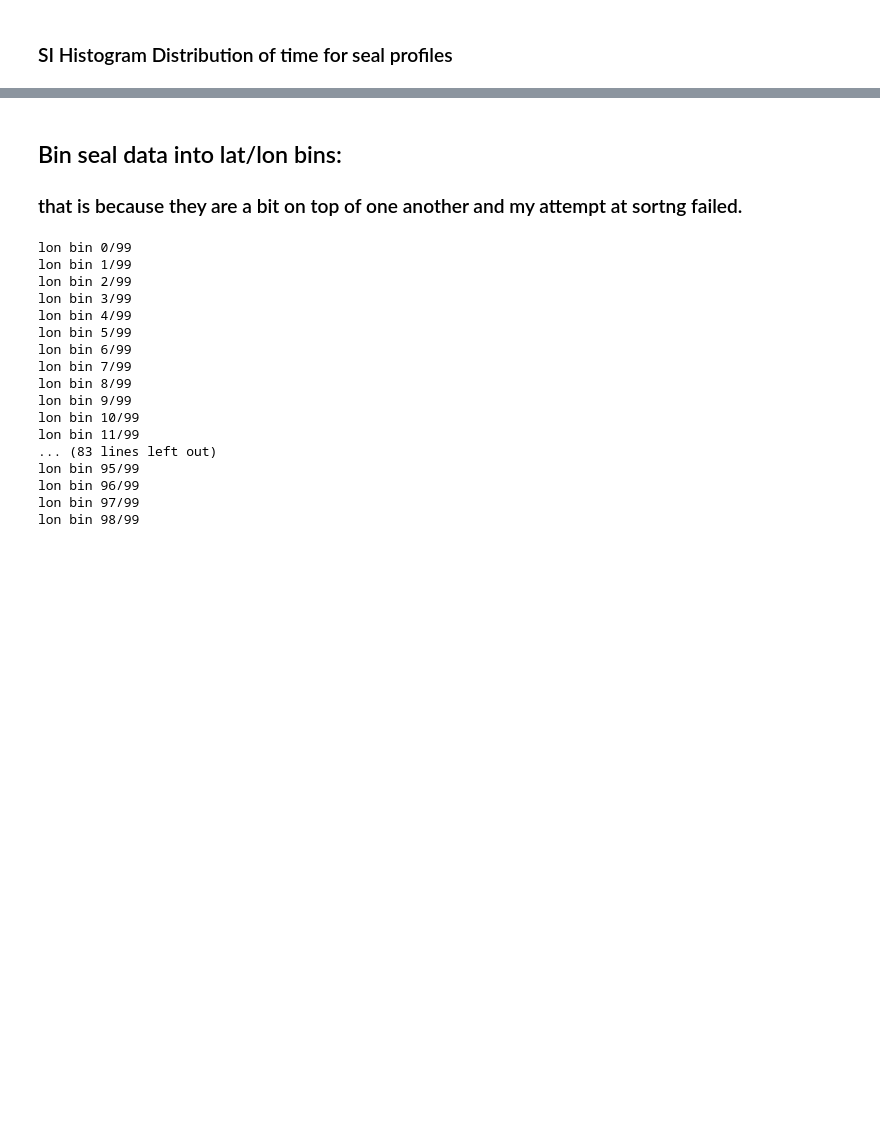
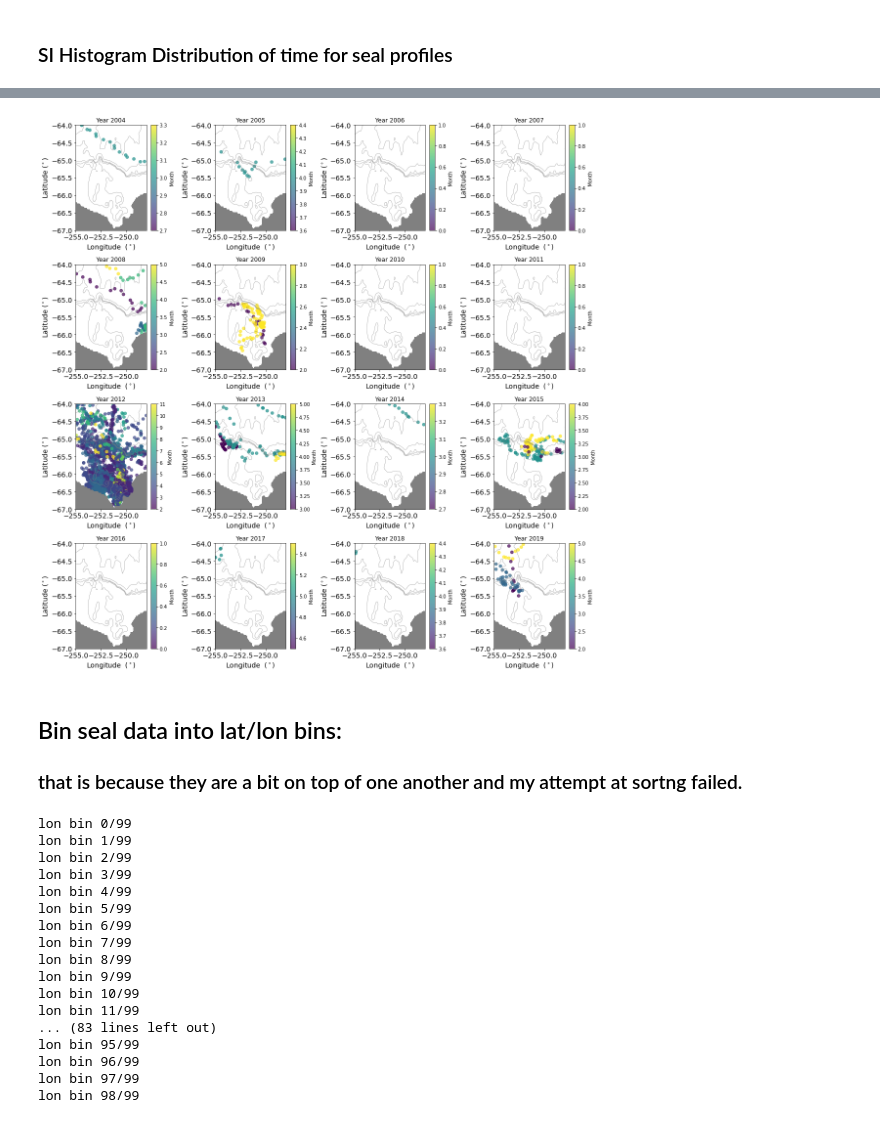
Before and after one commit to ribeiron/ScriptsChapter3, a Jupyter notebook: Fig2a-b.ipynb, the cells around one changed output, grey strips where cells are left out. Saved outputs shown, nothing was run; the diff lists cells and outputs as text; code cells hidden in the pictures; blank space fills up the shorter version.

```diff
--- a/Fig2a-b.ipynb
+++ b/Fig2a-b.ipynb
@@ -383,9 +428,9 @@ array([2004., 2005., 2007., 2008., 2009., 2010., 2011., 2012., 2013.,
 # %%
 # Get unique years from the year_obs array
-unique_years = np.unique(profile_data['year_obs'])
+unique_years = np.unique(profile_data_copy['year_obs'])
 
 # Count the occurrences of each unique year
-profiles_per_year = {year: np.count_nonzero(profile_data['year_obs'] == year) for year in unique_years}
+profiles_per_year = {year: np.count_nonzero(profile_data_copy['year_obs'] == year) for year in unique_years}
 
 # Print the counts of profiles per year
 for year, count in profiles_per_year.items():
@@ -512,0 +520,8 @@ NameError: name 'ht' is not defined
+# %%
+# Loop through each year
+for i, year in enumerate(years):
+    # Assuming profile_data contains latitude, longitude, and month information
+    # Replace with actual data from profile_data
+    lat_data = profile_data['lat_obs']  # Sample data, replace with actual latitudes
+    lon_data = profile_data['lon_obs']-360  # Sample data, replace with actual longitudes
+    month_data = profile_data['month_obs']  # Sample data, replace with actual month values
@@ -512,0 +530,8 @@ NameError: name 'ht' is not defined
+# %%
+# import bathymetry and the land/ocean mask to add to plot:
+ht = cc.querying.getvar(iaf_cycle3,'ht' , master_session,n=1)
+ht = ht.sel(yt_ocean=lat_slice).sel(xt_ocean=lon_slice)
+# create land mask from the bathymetry:
+land_mask = np.squeeze(ht.values)*0
+land_mask[np.isnan(land_mask)]=1
+land_mask = np.where(land_mask==1,land_mask,np.nan)
@@ -512,0 +553,63 @@ NameError: name 'ht' is not defined
+# %%
+#from IPython.display import display, Image
+
+%matplotlib inline
+
+# Sample data
+years = np.arange(2004, 2020)
+months = np.arange(1, 12)
+
+# Create a figure with 15 subplots arranged in a 4x4 grid
+fig, axs = plt.subplots(4, 4, figsize=(16, 16))
+
+# Flatten the axs array to easily iterate over subplots
+axs = axs.flatten()
+
+# Loop through each year
+# Loop through each year
+for i, year in enumerate(years):
+    # Replace with actual data from profile_data
+    year_data = profile_data_copy['year_obs'].values  # Get the array of year data
+    indices = np.where(year_data == year)[0]  # Get the indices where year_obs equals the current year
+    lat_data = profile_data_copy['lat_obs'].values[indices]  # Get latitude data corresponding to the indices
+    lon_data = profile_data_copy['lon_obs'].values[indices]-360  # Get longitude data corresponding to the indices
+    month_data = profile_data_copy['month_obs'].values[indices]  # Get month data corresponding to the indices
+
+
+    # Scatter plot of latitude and longitude with color based on month
+    scatter = axs[i].scatter(lon_data, lat_data, c=month_data, cmap='viridis', alpha=0.7)
+
+    # Plot contours
+    axs[i].contour(ht.xt_ocean, ht.yt_ocean, ht, levels=[600, 800, 1000, 2000, 3000], colors='gray', linewidths=0.5)
+
+    # Plot land mask
+    axs[i].contourf(ht.xt_ocean, ht.yt_ocean, land_mask, colors='grey')
+
+    # Set subplot title
+    axs[i].set_title(f'Year {year}')
+
+    # Set subplot axis labels
+    axs[i].set_xlabel('Longitude  ($^\circ$)', fontsize=14)
+    axs[i].set_ylabel('Latitude ($^\circ$)', fontsize=14)
+
+    # Set tick parameters
+    axs[i].tick_params(labelsize=14)
+
+    # Set limits
+    axs[i].set_ylim((-67, -64))
+    axs[i].set_xlim((-255, -248))
+
+    # Add colorbar
+    cbar = plt.colorbar(scatter, ax=axs[i])
+    cbar.set_label('Month')
+
+# Adjust layout
+plt.tight_layout()
+
+# Save the plot
+plt.savefig('plot.png')
+
+## Display the saved figure
+#display(Image(filename='plot.png'))
+# %% [output]
+[figure, added]
```
Also changed, not shown: parts of 16 cells of this notebook, 1 other file.
